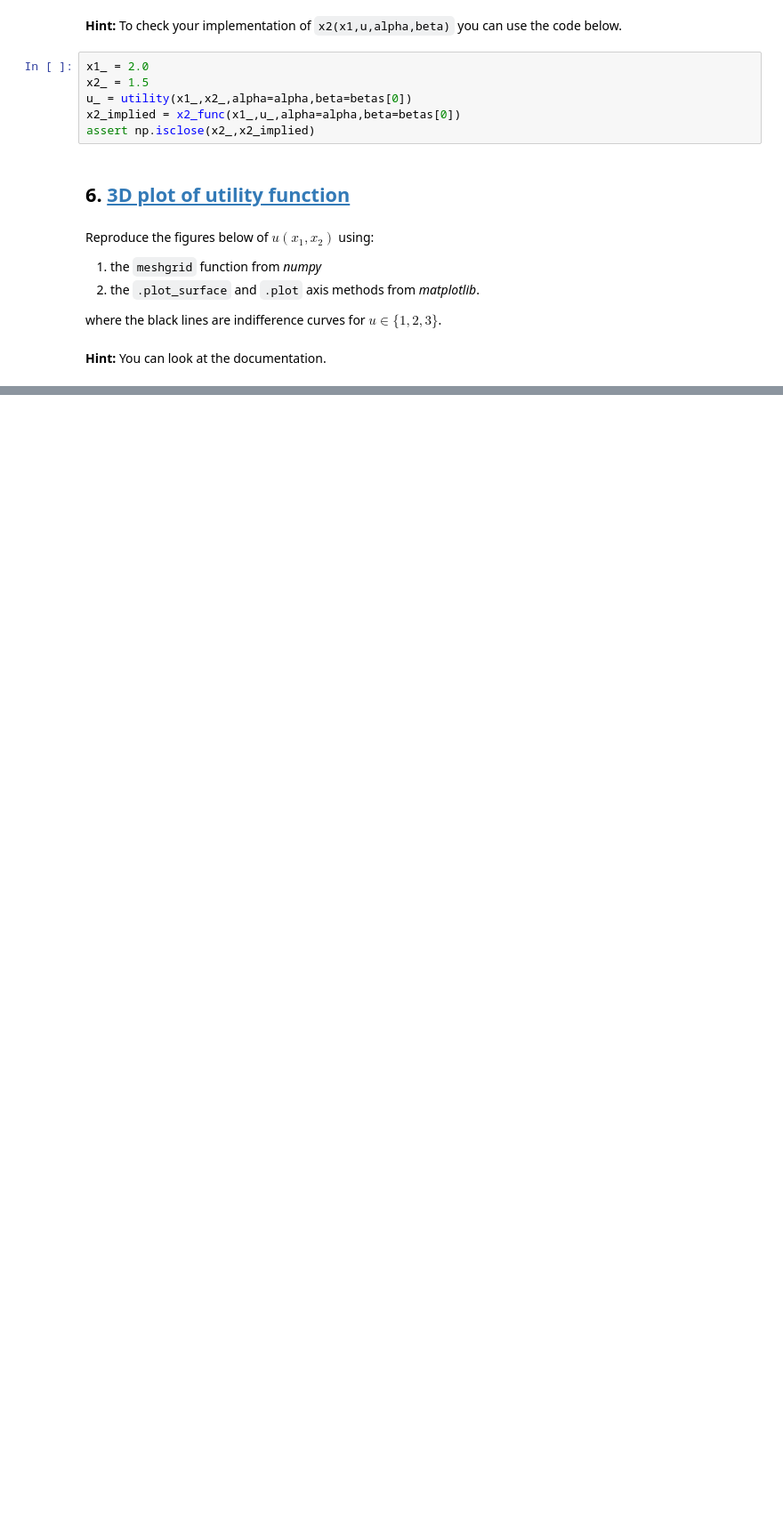
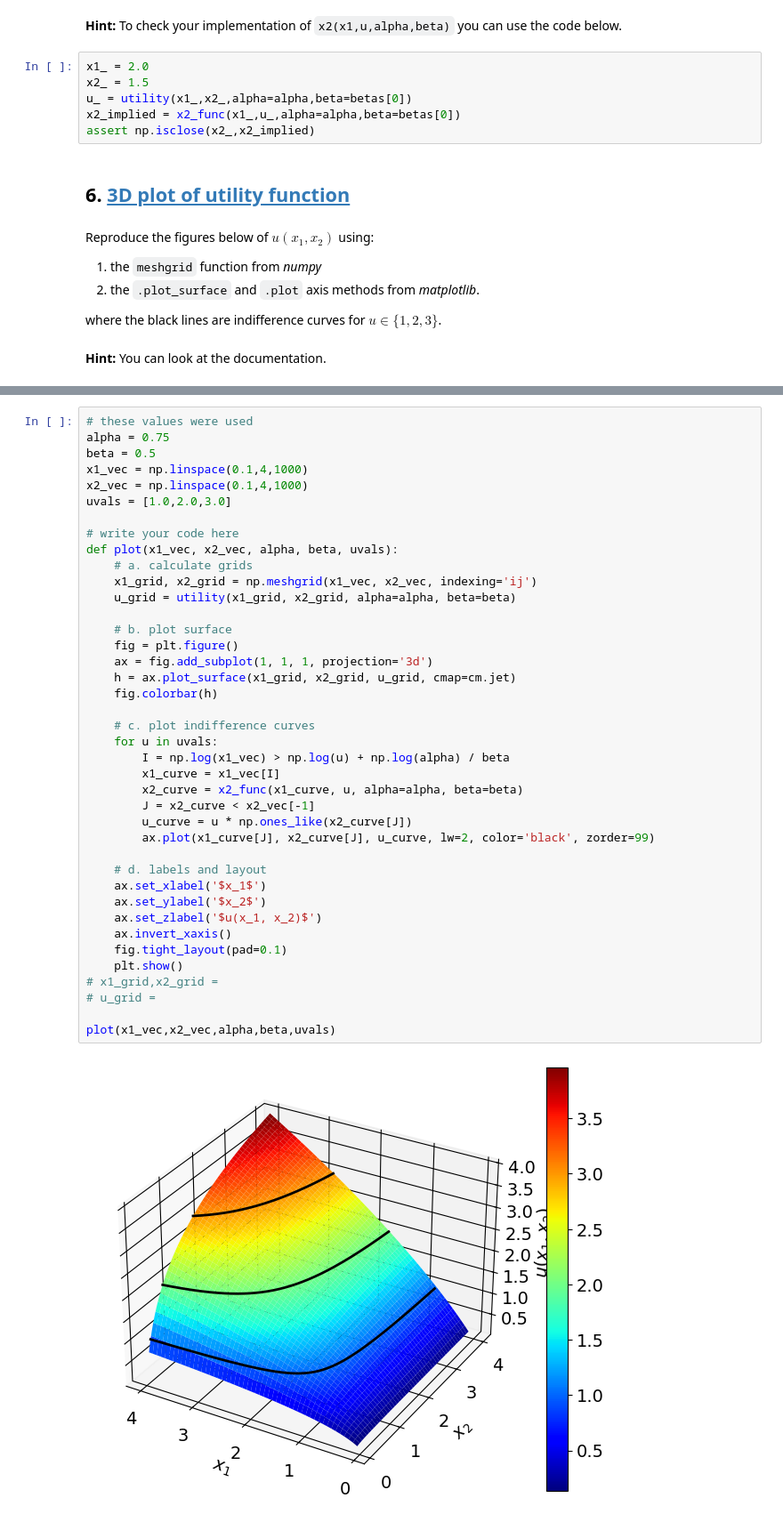
Before and after one commit to NumEconCopenhagen/projects-2025-mathilde-nash, a Jupyter notebook: Problem_set_1_Printing_and_plotting/Problem_set_1.ipynb, the cells around one changed output, grey strips where cells are left out. Shown: that part at 89% size. Drawn from its saved outputs; the diff is of its cells as text; blank space fills up the shorter version.

```diff
--- a/Problem_set_1_Printing_and_plotting/Problem_set_1.ipynb
+++ b/Problem_set_1_Printing_and_plotting/Problem_set_1.ipynb
@@ -252,3 +240,45 @@ uvals = [1.0,2.0,3.0]
+# %%
+# these values were used
+alpha = 0.75
+beta = 0.5
+x1_vec = np.linspace(0.1,4,1000)
+x2_vec = np.linspace(0.1,4,1000)
+uvals = [1.0,2.0,3.0]
+
+# write your code here
+def plot(x1_vec, x2_vec, alpha, beta, uvals):
+    # a. calculate grids
+    x1_grid, x2_grid = np.meshgrid(x1_vec, x2_vec, indexing='ij')
+    u_grid = utility(x1_grid, x2_grid, alpha=alpha, beta=beta)
+
+    # b. plot surface
+    fig = plt.figure()
+    ax = fig.add_subplot(1, 1, 1, projection='3d')
+    h = ax.plot_surface(x1_grid, x2_grid, u_grid, cmap=cm.jet)
+    fig.colorbar(h)
+
+    # c. plot indifference curves
+    for u in uvals:
+        I = np.log(x1_vec) > np.log(u) + np.log(alpha) / beta
+        x1_curve = x1_vec[I]
+        x2_curve = x2_func(x1_curve, u, alpha=alpha, beta=beta)
+        J = x2_curve < x2_vec[-1]
+        u_curve = u * np.ones_like(x2_curve[J])
+        ax.plot(x1_curve[J], x2_curve[J], u_curve, lw=2, color='black', zorder=99)
+
+    # d. labels and layout
+    ax.set_xlabel('$x_1$')
+    ax.set_ylabel('$x_2$')
+    ax.set_zlabel('$u(x_1, x_2)$')
+    ax.invert_xaxis()
+    fig.tight_layout(pad=0.1)
+    plt.show()
+# x1_grid,x2_grid =
+# u_grid =
+
+plot(x1_vec,x2_vec,alpha,beta,uvals)
+# %% [output]
+[figure, added]
 # %%
 import A6
 A6.plot(x1_vec,x2_vec,alpha,beta,uvals)
```
Also changed, not shown: parts of 3 cells of this notebook, 1 other file.
